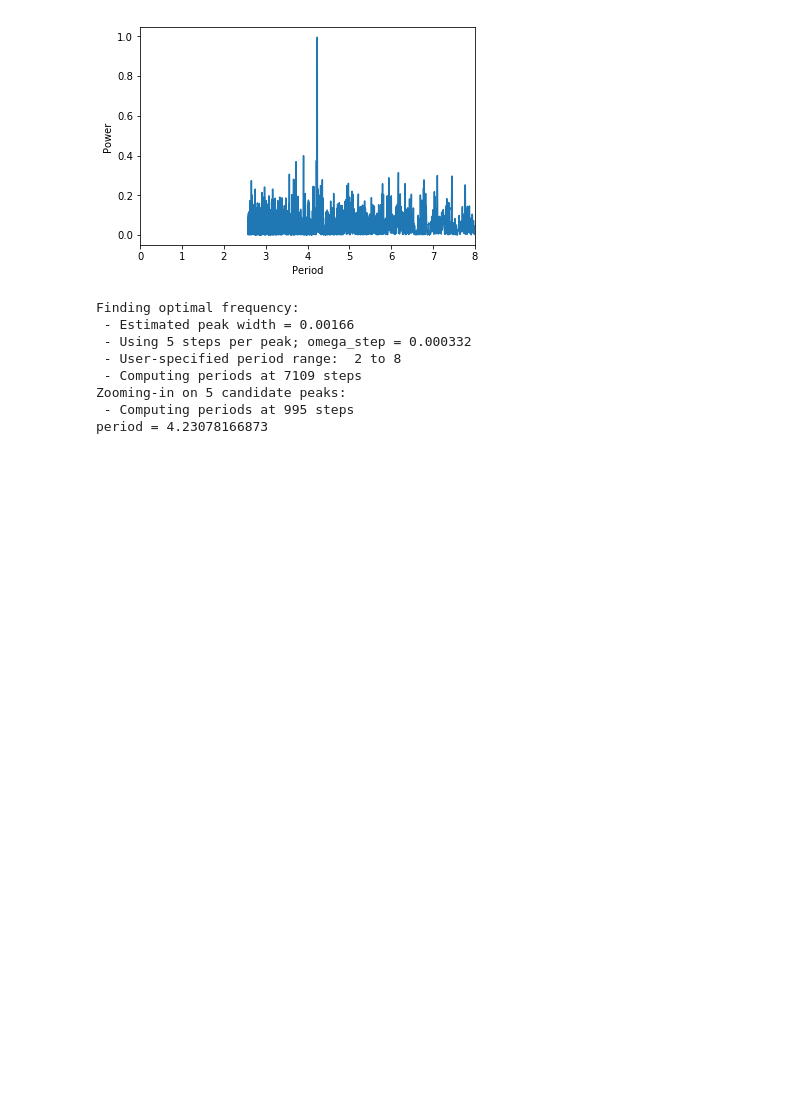
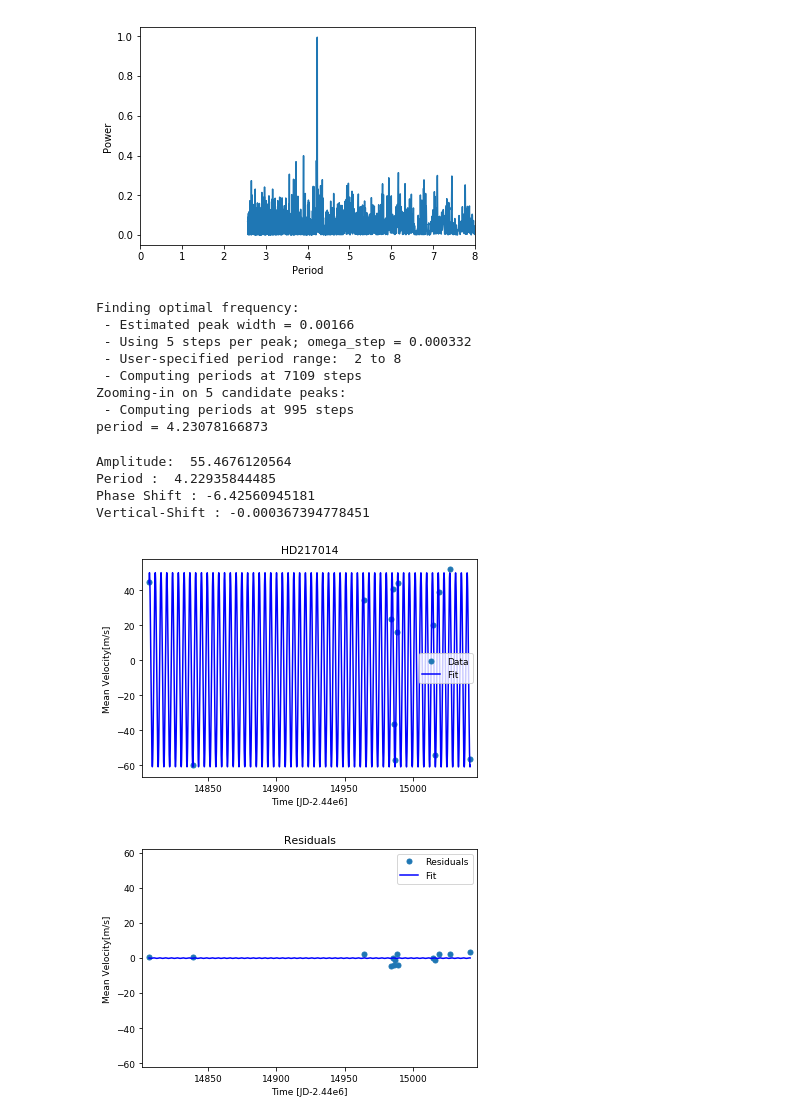
Before and after one commit to ruben-santana/Astro-Research, a Jupyter notebook: HD217014/HD217014 Power vs Period.ipynb, the cells around one changed output. Drawn from its saved outputs; the diff is of its cells as text; code cells hidden in the pictures; blank space fills up the shorter version.

```diff
--- a/HD217014/HD217014 Power vs Period.ipynb
+++ b/HD217014/HD217014 Power vs Period.ipynb
@@ -9,6 +9,6 @@ import scipy.optimize as optimization
 # %%
 #Data import
-data= pd.read_csv('C:/users/rscsa/Research/radvel-master/HD217014/HD217014.csv')
+data= pd.read_csv('C:/users/rscsa/Research/radvel-master/Research/HD217014/HD217014.csv')
 
 #Naming Variables from data
 t = np.array(data.time)
@@ -16,4 +16,4 @@ vel = np.array(data.mnvel)
 errvel = np.array(data.errvel)
 
 #best fit time vector
-time = np.linspace(t[0]-1,t[-1]+1,num=10000)
+time = np.linspace(t[0]-1,t[-1]+1,num=100000)
@@ -86,3 +52,62 @@ period = 4.23078166873
+# %%
+
+# Generate data points with noise
+range_min = 12
+range_max = 26
+#x-axis data
+data_x = t[range_min:range_max]
+
+#y-axis Data
+data_y = vel[range_min:range_max]
+
+
+# Target function
+fitfunc = lambda p, x: p[0]*np.cos(2*np.pi/p[1]*x+p[2]) + p[3]*x
+#Distance to the target function
+errfunc = lambda p, x, y: fitfunc(p, x) - y
+# Initial guess for the first set's parameters
+p0 = [50., period, 0., 0.]
+p1, success = optimize.leastsq(errfunc, p0[:], args=(data_x, data_y))
+print 'Amplitude: ', p1[0]
+print 'Period : ', p1[1]
+print 'Phase Shift :', p1[2]
+print 'Vertical-Shift :',p1[3]
+
+
+Residuals = data_y - fitfunc(p1,data_x)
+p0_r = [10., period, 0., 0.]
+p2, success2 = optimize.leastsq(errfunc, p0_r[:], args=(data_x, Residuals))
+
+#print Residuals
+
+time = np.linspace(data_x.min(), data_x.max(), 100000)
+plt.plot(data_x, data_y, "o", time, fitfunc(p1, time),"b-")
+
+# Legend the plot
+plt.title('HD217014')
+plt.xlabel('Time [JD-2.44e6]')
+plt.ylabel('Mean Velocity[m/s]')
+plt.legend(('Data', 'Fit'))
+plt.xlim(data_x[0]-5,data_x[-1]+5)
+
+ax1 = plt.axes()
+plt.show()
+
+plt.plot(data_x, Residuals, "o", time, fitfunc(p2, time),"b-")
+plt.xlim(data_x[0]-5,data_x[-1]+5)
+plt.ylim(-max(data_y)-10, max(data_y)+10)
+plt.title('Residuals')
+plt.xlabel('Time [JD-2.44e6]')
+plt.ylabel('Mean Velocity[m/s]')
+plt.legend(('Residuals', 'Fit'))
+ax2 = plt.axes()
+# %% [output]
+Amplitude:  55.4676120564
+Period :  4.22935844485
+Phase Shift : -6.42560945181
+Vertical-Shift : -0.000367394778451
+[figure, added]
+[figure, added]
 # %%
 # Example Keplerian fit configuration file
 # Required packages for setup
```
Also changed, not shown: parts of 6 cells of this notebook, 3 other files.
